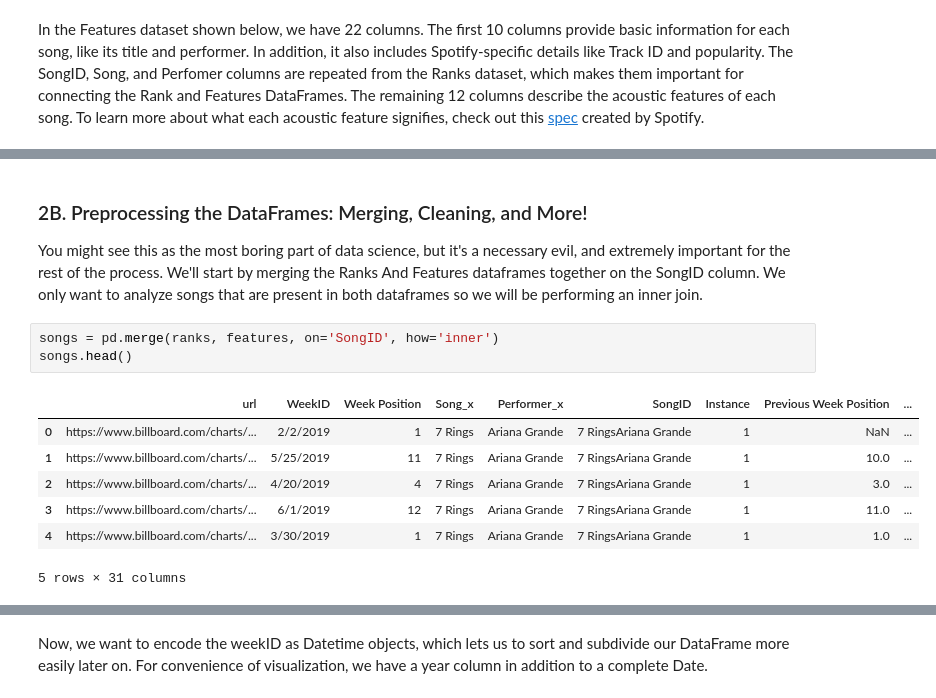
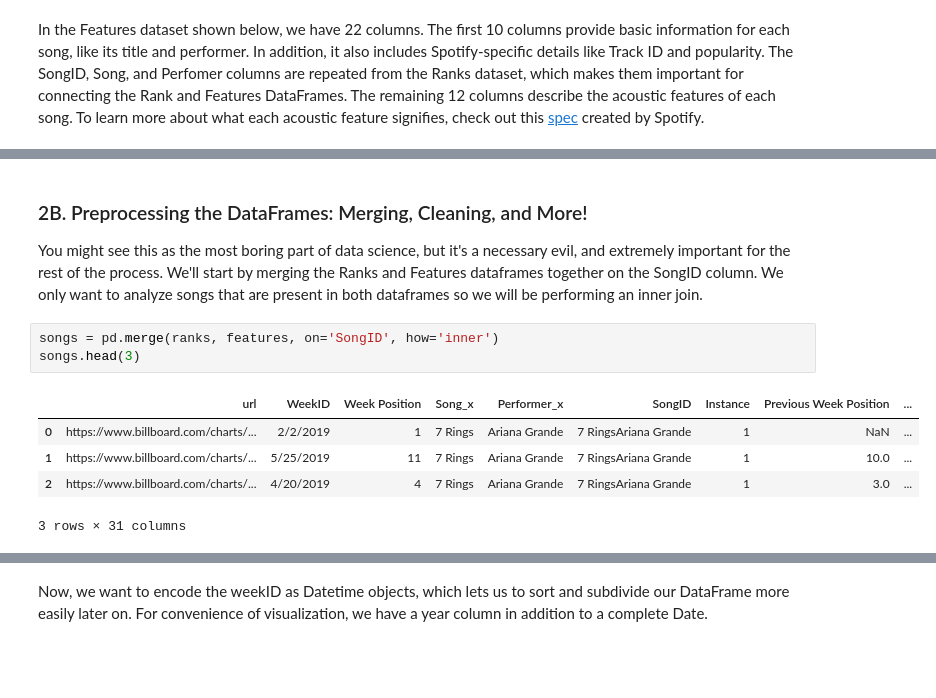
Before and after one commit to ssarahfloress/ssarahfloress.github.io, a Jupyter notebook: Final Tutorial.ipynb, the cells around one changed output, grey strips where cells are left out. Cells and saved outputs as stored; diff of their text form; blank space fills up the shorter version.

```diff
--- a/Final Tutorial.ipynb
+++ b/Final Tutorial.ipynb
@@ -103,14 +104,12 @@ features.head()
 # %% [markdown]
 ### 2B. Preprocessing the DataFrames: Merging, Cleaning, and More!
-You might see this as the most boring part of data science, but it's a necessary evil, and extremely important for the rest of the process.  We'll start by merging the Ranks And Features dataframes together on the SongID column. We only want to analyze songs that are present in both dataframes so we will be performing an inner join.
+You might see this as the most boring part of data science, but it's a necessary evil, and extremely important for the rest of the process.  We'll start by merging the Ranks and Features dataframes together on the SongID column. We only want to analyze songs that are present in both dataframes so we will be performing an inner join.
 # %%
 songs = pd.merge(ranks, features, on='SongID', how='inner')
-songs.head()
+songs.head(3)
 # %% [output]
 |  | url | WeekID | Week Position | Song_x | Performer_x | SongID | Instance | Previous Week Position | ... |
 | 0 | https://www.billboard.com/charts/... | 2/2/2019 | 1 | 7 Rings | Ariana Grande | 7 RingsAriana Grande | 1 | NaN | ... |
 | 1 | https://www.billboard.com/charts/... | 5/25/2019 | 11 | 7 Rings | Ariana Grande | 7 RingsAriana Grande | 1 | 10.0 | ... |
 | 2 | https://www.billboard.com/charts/... | 4/20/2019 | 4 | 7 Rings | Ariana Grande | 7 RingsAriana Grande | 1 | 3.0 | ... |
-| 3 | https://www.billboard.com/charts/... | 6/1/2019 | 12 | 7 Rings | Ariana Grande | 7 RingsAriana Grande | 1 | 11.0 | ... |
-| 4 | https://www.billboard.com/charts/... | 3/30/2019 | 1 | 7 Rings | Ariana Grande | 7 RingsAriana Grande | 1 | 1.0 | ... |
-5 rows × 31 columns
+3 rows × 31 columns
```
Also changed, not shown: parts of 48 cells of this notebook.
